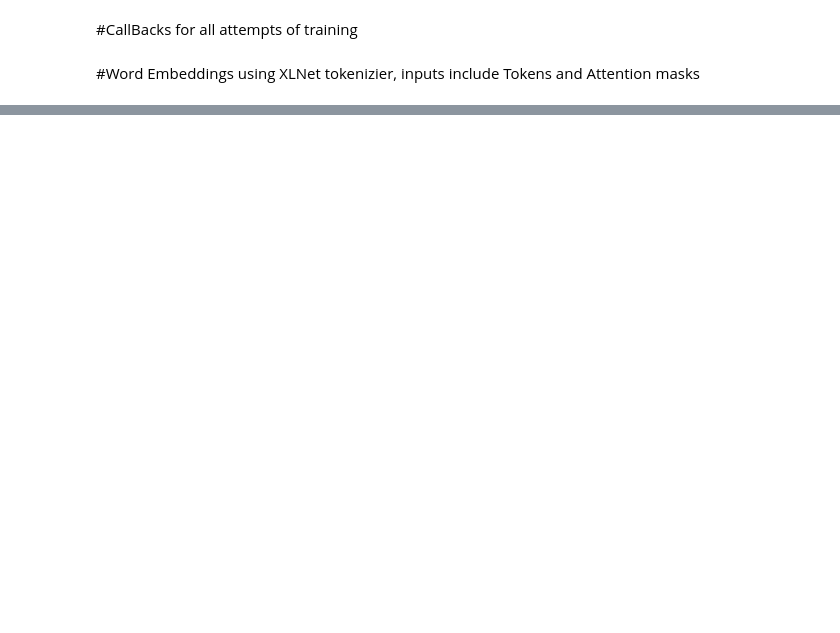
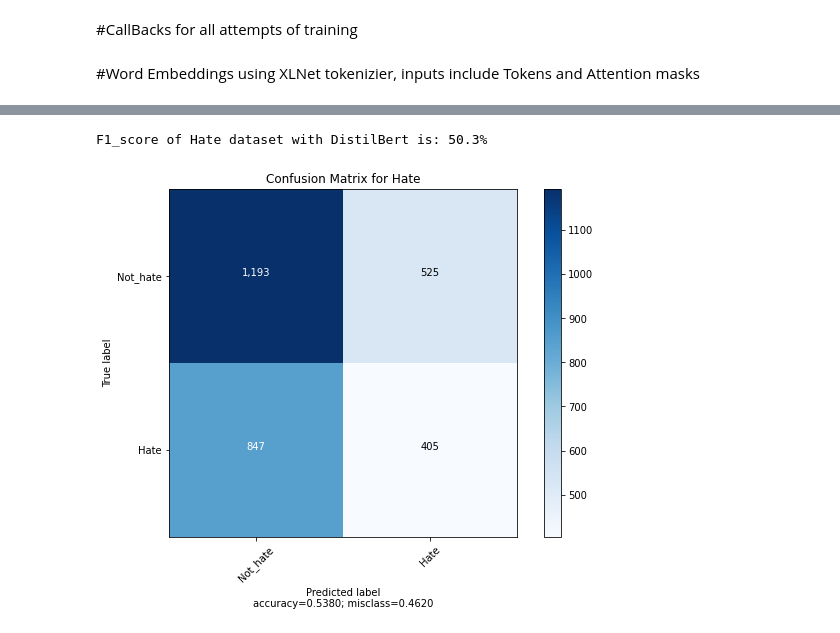
Before and after one commit to gibsonx/CE888, a Jupyter notebook: Assignment/Assignment_2.ipynb, the cells around one changed output, grey strips where cells are left out. Drawn from its saved outputs; the diff is of its cells as text; code cells hidden in the pictures; blank space fills up the shorter version.

```diff
--- a/Assignment/Assignment_2.ipynb
+++ b/Assignment/Assignment_2.ipynb
@@ -202,0 +249,3 @@ auc_plot_metrics(preds_hate, hate_dict_test.label);
+# %%
+XLNet_hate = create_model(xlnet_model)
+XLNet_hate.summary()
@@ -202,0 +270,2 @@ auc_plot_metrics(preds_hate, hate_dict_test.label);
+# %%
+hist_xl_hate = XLNet_hate.fit(x=xl_hate_train_input, y=hate_dict_train.label, epochs=25, batch_size=16, validation_data=(xl_hate_val_input, hate_dict_val.label), callbacks=callbacks)
@@ -202,0 +281,2 @@ auc_plot_metrics(preds_hate, hate_dict_test.label);
+# %%
+preds_xl_hate = XLNet_hate.predict(xl_hate_test_input, verbose=True)
@@ -202,0 +285,9 @@ auc_plot_metrics(preds_hate, hate_dict_test.label);
+# %%
+hate_pred_xl_label = [i[0] for i in preds_xl_hate.round().astype(int)]
+cm = confusion_matrix(hate_dict_test.label,hate_pred_xl_label)
+f1_xl_hate = f1_score(hate_dict_test.label,hate_pred_xl_label,average='macro')
+print("F1_score of Hate dataset with DistilBert is: %.1f%%" % round(f1_xl_hate*100,1))
+plot_confusion_matrix(cm, normalize=False,target_names=['Not_hate', 'Hate'],title="Confusion Matrix for Hate")
+# %% [output]
+F1_score of Hate dataset with DistilBert is: 50.3%
+[figure, added]
```
Also changed, not shown: parts of 30 cells of this notebook.
